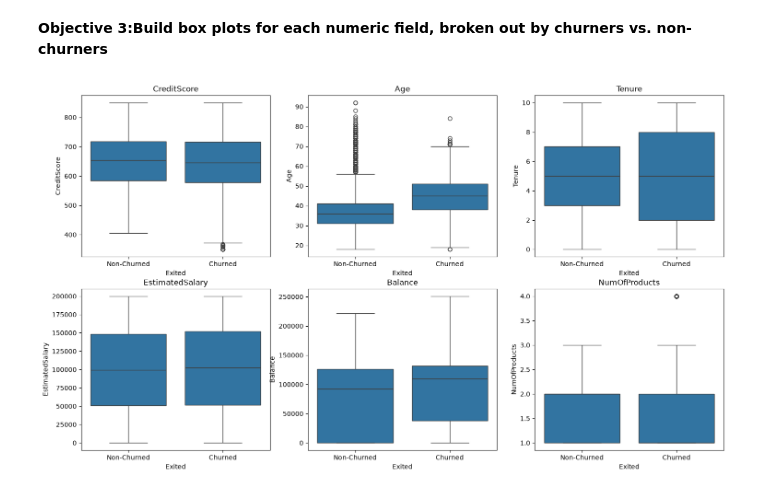
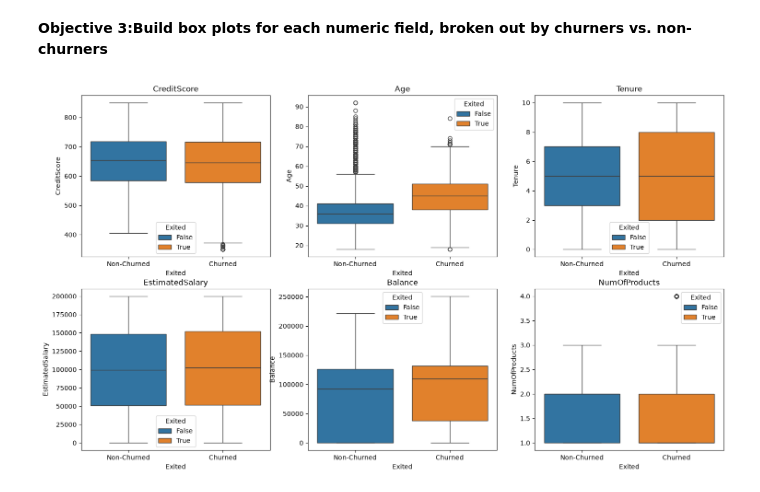
Before and after one commit to iliyanHHabibo/Bank-Customer-Churn, a Jupyter notebook: Bank_churn.ipynb, the cells around one changed output. Drawn from its saved outputs; the diff is of its cells as text; code cells hidden in the pictures.

```diff
--- a/Bank_churn.ipynb
+++ b/Bank_churn.ipynb
@@ -158,17 +164,17 @@ __Objective 3:Build box plots for each numeric field, broken out by churners vs.
 # %%
 #Numeric fields: CreditScore, Age, Tenure, EstimatedSalary, Balance, NumOfProducts
 #for a box plot , I need to calculate the min, Q1 (lower quartile), median, Q3 (upper quartile) and max. though i think the box plot does this itself
 
 numeric_fields = ['CreditScore', 'Age', 'Tenure', 'EstimatedSalary', 'Balance', 'NumOfProducts']
 
 #creating 2x3 subplot
 fig, axs = plt.subplots(2,3, figsize=(18,10))
 axs = axs.flatten()
 for idx, col in enumerate(numeric_fields):
-        sns.boxplot(left_join_info, x='Exited', y=numeric_fields[idx], ax=axs[idx])
+        sns.boxplot(left_join_info, x='Exited', y=col, ax=axs[idx], hue='Exited')
         axs[idx].set_xticklabels(['Non-Churned','Churned'])
-        axs[idx].set_title(numeric_fields[idx])
+        axs[idx].set_title(col)
 
 plt.show()
 # %% [output]
-[figure, old version]
+[figure, new version]
```
Also changed, not shown: parts of 12 cells of this notebook.
